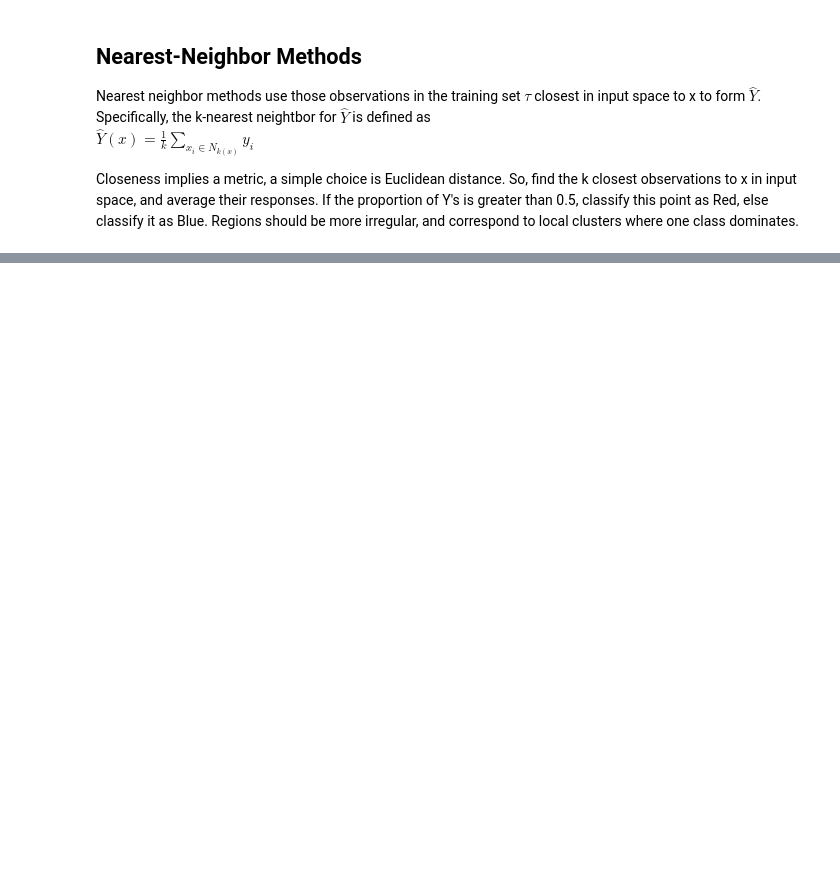
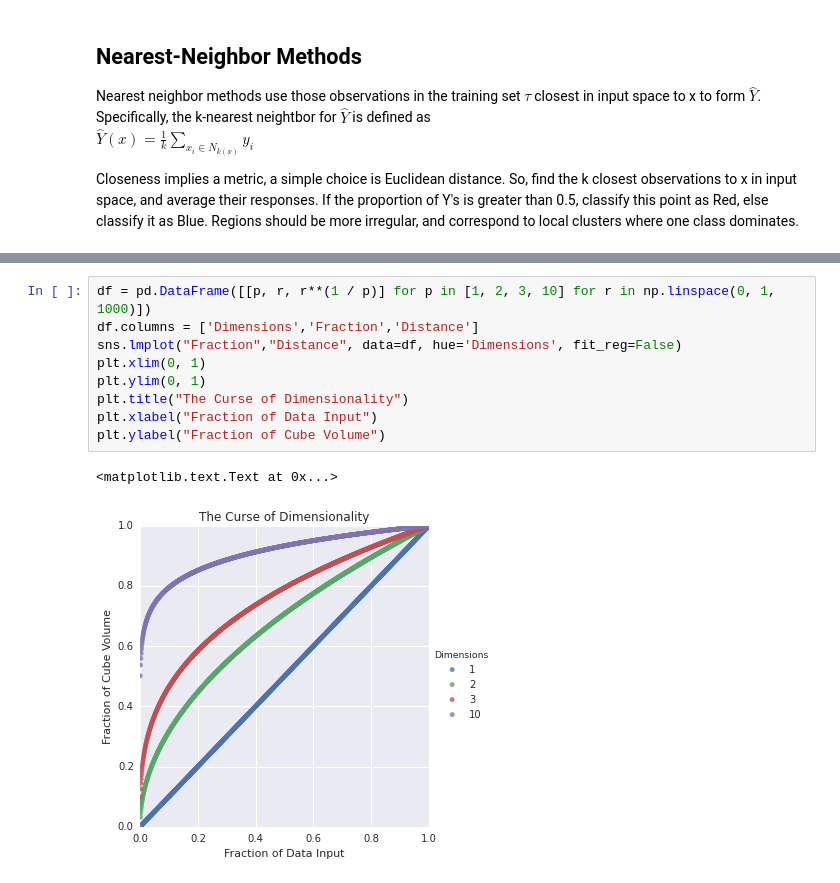
Before and after one commit to jonahwilliams/notebooks, a Jupyter notebook: elements_of_statistical_learning/chapter_2.ipynb, the cells around one changed output, grey strips where cells are left out. Cells and saved outputs as stored; diff of their text form; blank space fills up the shorter version.

Commit message:
add notes on dimensionality

```diff
--- a/elements_of_statistical_learning/chapter_2.ipynb
+++ b/elements_of_statistical_learning/chapter_2.ipynb
@@ -155,0 +166,12 @@ pairwise_distance.shape
+# %%
+df = pd.DataFrame([[p, r, r**(1 / p)] for p in [1, 2, 3, 10] for r in np.linspace(0, 1, 1000)])
+df.columns = ['Dimensions','Fraction','Distance']
+sns.lmplot("Fraction","Distance", data=df, hue='Dimensions', fit_reg=False)
+plt.xlim(0, 1)
+plt.ylim(0, 1)
+plt.title("The Curse of Dimensionality")
+plt.xlabel("Fraction of Data Input")
+plt.ylabel("Fraction of Cube Volume")
+# %% [output]
+<matplotlib.text.Text at 0x...>
+[figure, added]
```
Also changed, not shown: parts of 13 cells of this notebook.
